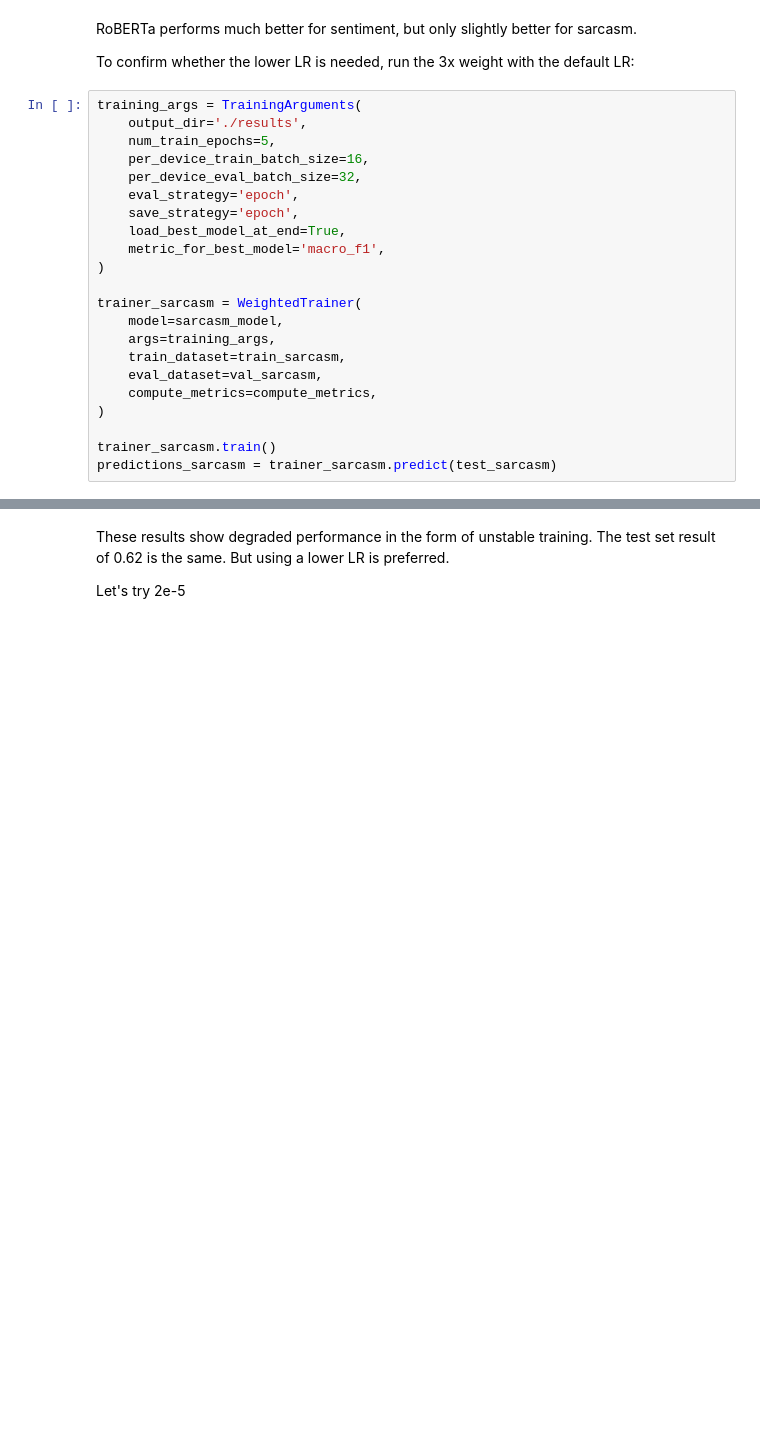
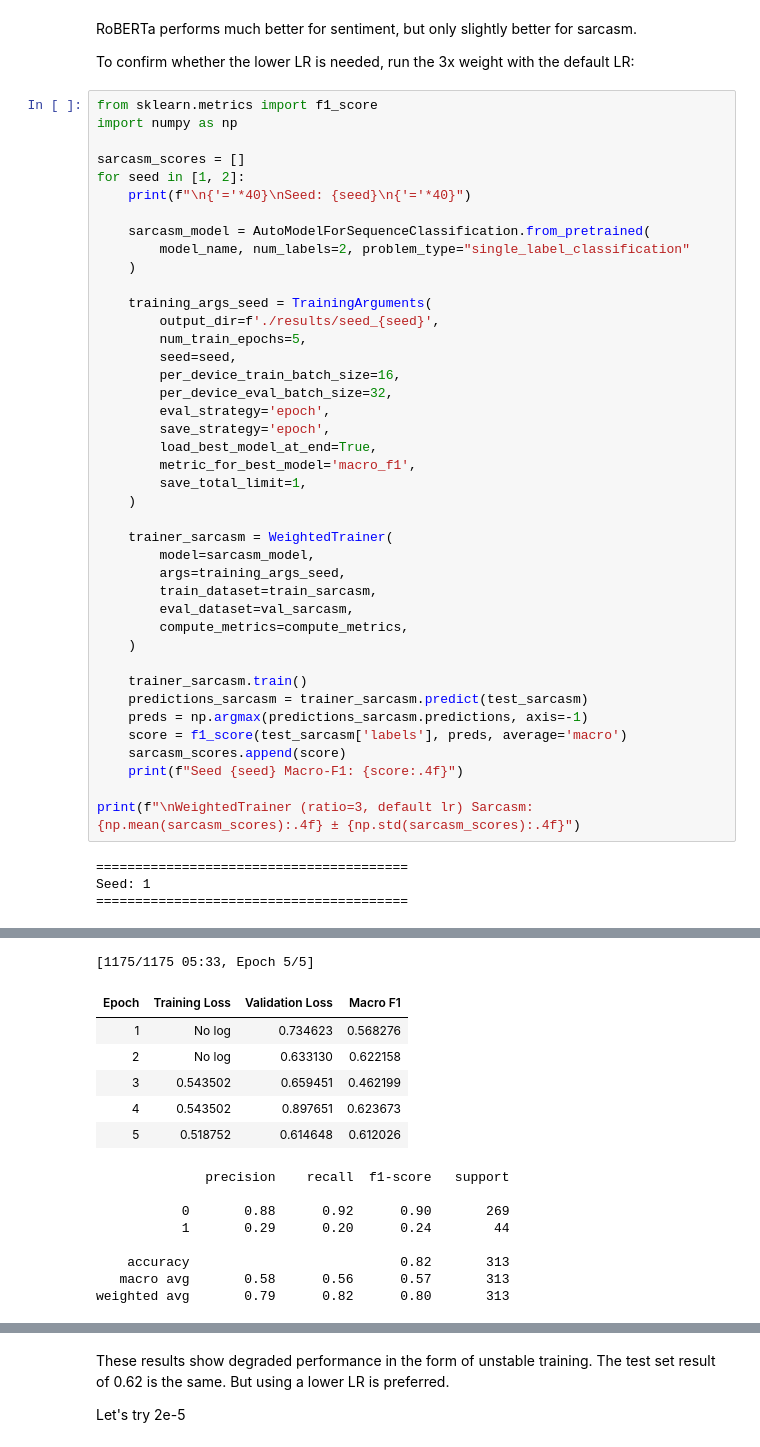
Before and after one commit to berkinksk/cross-dialect-sarcasm-detection, a Jupyter notebook: NLP_Baseline_SVM_and_RoBERTa_and_DeBERTa.ipynb, the cells around one changed output, grey strips where cells are left out. Drawn from its saved outputs; the diff is of its cells as text; blank space fills up the shorter version.

```diff
--- a/NLP_Baseline_SVM_and_RoBERTa_and_DeBERTa.ipynb
+++ b/NLP_Baseline_SVM_and_RoBERTa_and_DeBERTa.ipynb
@@ -635,24 +1431,47 @@ RoBERTa performs much better for sentiment, but only slightly better for sarcasm
 
 To confirm whether the lower LR is needed, run the 3x weight with the default LR:
 # %%
-training_args = TrainingArguments(
-    output_dir='./results',
-    num_train_epochs=5,
-    per_device_train_batch_size=16,
-    per_device_eval_batch_size=32,
-    eval_strategy='epoch',
-    save_strategy='epoch',
-    load_best_model_at_end=True,
-    metric_for_best_model='macro_f1',
-)
+from sklearn.metrics import f1_score
+import numpy as np
 
-trainer_sarcasm = WeightedTrainer(
-    model=sarcasm_model,
-    args=training_args,
-    train_dataset=train_sarcasm,
-    eval_dataset=val_sarcasm,
-    compute_metrics=compute_metrics,
-)
+sarcasm_scores = []
+for seed in [1, 2]:
+    print(f"\n{'='*40}\nSeed: {seed}\n{'='*40}")
 
-trainer_sarcasm.train()
-predictions_sarcasm = trainer_sarcasm.predict(test_sarcasm)
+    sarcasm_model = AutoModelForSequenceClassification.from_pretrained(
+        model_name, num_labels=2, problem_type="single_label_classification"
+    )
+
+    training_args_seed = TrainingArguments(
+        output_dir=f'./results/seed_{seed}',
+        num_train_epochs=5,
+        seed=seed,
+        per_device_train_batch_size=16,
+        per_device_eval_batch_size=32,
+        eval_strategy='epoch',
+        save_strategy='epoch',
+        load_best_model_at_end=True,
+        metric_for_best_model='macro_f1',
+        save_total_limit=1,
+    )
+
+    trainer_sarcasm = WeightedTrainer(
+        model=sarcasm_model,
+        args=training_args_seed,
+        train_dataset=train_sarcasm,
+        eval_dataset=val_sarcasm,
+        compute_metrics=compute_metrics,
+    )
+
+    trainer_sarcasm.train()
+    predictions_sarcasm = trainer_sarcasm.predict(test_sarcasm)
+    preds = np.argmax(predictions_sarcasm.predictions, axis=-1)
+    score = f1_score(test_sarcasm['labels'], preds, average='macro')
+    sarcasm_scores.append(score)
+    print(f"Seed {seed} Macro-F1: {score:.4f}")
+
+print(f"\nWeightedTrainer (ratio=3, default lr) Sarcasm: {np.mean(sarcasm_scores):.4f} ± {np.std(sarcasm_scores):.4f}")
+# %% [output]
+========================================
+Seed: 1
+========================================
@@ -658,0 +1494,15 @@ predictions_sarcasm = trainer_sarcasm.predict(test_sarcasm)
+[1175/1175 05:33, Epoch 5/5]
+| Epoch | Training Loss | Validation Loss | Macro F1 |
+| 1 | No log | 0.734623 | 0.568276 |
+| 2 | No log | 0.633130 | 0.622158 |
+| 3 | 0.543502 | 0.659451 | 0.462199 |
+| 4 | 0.543502 | 0.897651 | 0.623673 |
+| 5 | 0.518752 | 0.614648 | 0.612026 |
+              precision    recall  f1-score   support
+
+           0       0.88      0.92      0.90       269
+           1       0.29      0.20      0.24        44
+
+    accuracy                           0.82       313
+   macro avg       0.58      0.56      0.57       313
+weighted avg       0.79      0.82      0.80       313
```
Also changed, not shown: parts of 30 cells of this notebook.
